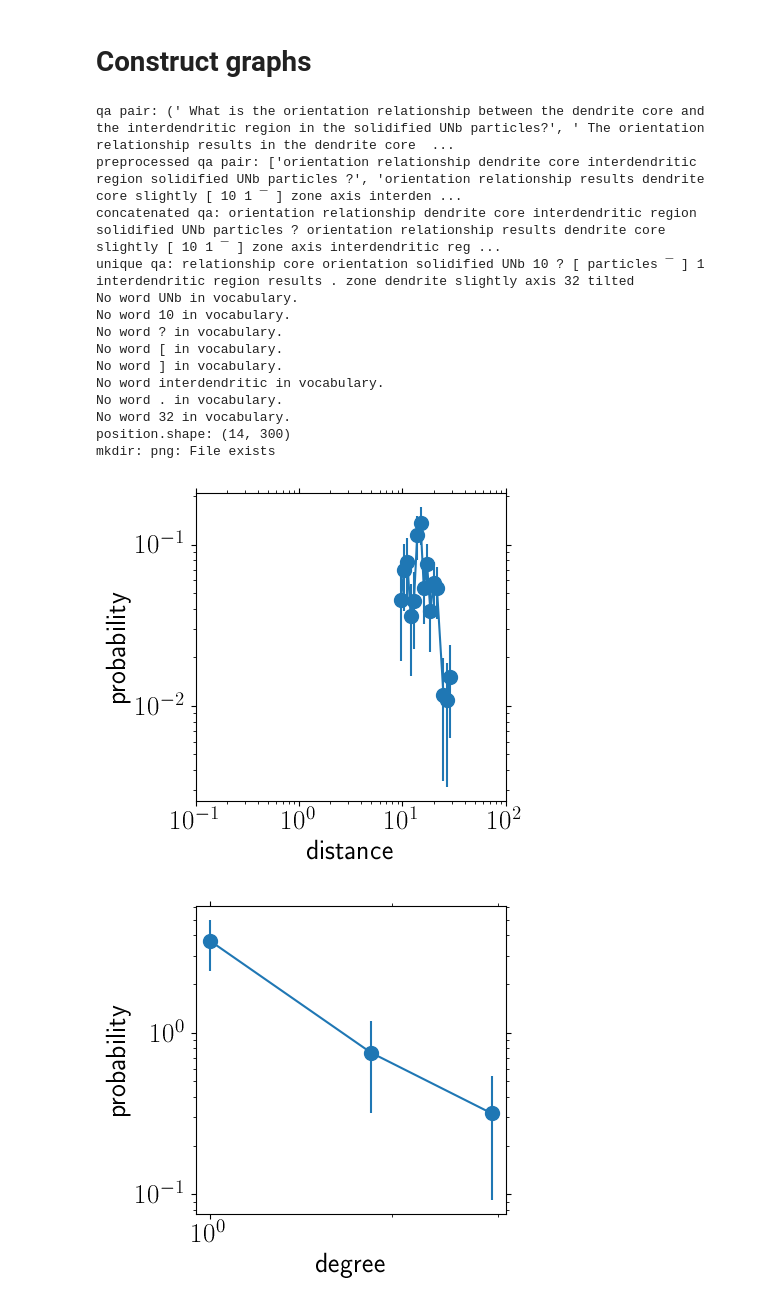
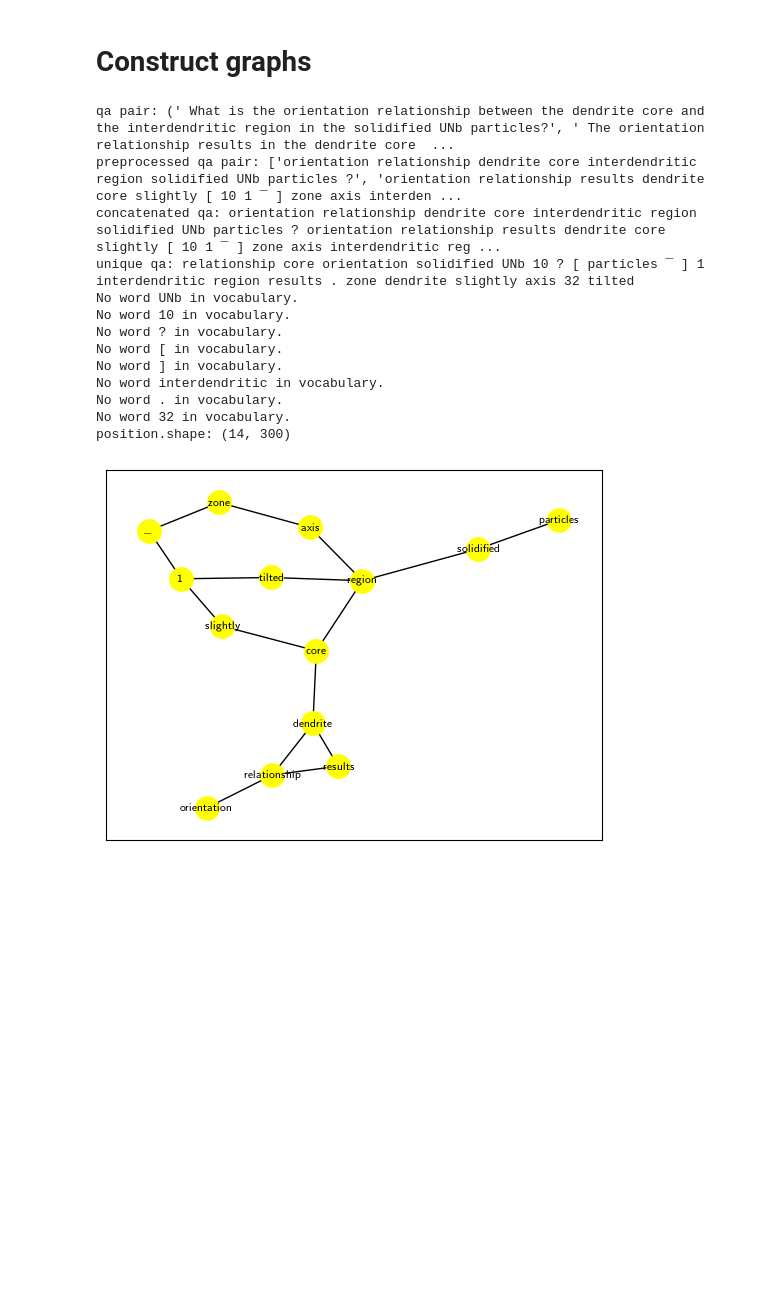
Before and after one commit to kkarimi62/word2vec, a Jupyter notebook: ipynb/load_data_and_encode_with_word2vec.ipynb, the cells around one changed output. Saved outputs shown, nothing was run; the diff lists cells and outputs as text; code cells hidden in the pictures; blank space fills up the shorter version.

```diff
--- a/ipynb/load_data_and_encode_with_word2vec.ipynb
+++ b/ipynb/load_data_and_encode_with_word2vec.ipynb
@@ -473,7 +473,7 @@ class GraphNetwork:
 #        words_unique = list(set(words))
 
 
-        #--- embed in feature space
+        #--- embedding in feature space
         position = np.c_[list(map(lambda x: self.Embedding(x),data_preprocessed.split()))]
         assert position.shape[1] == self.ndim, 'dimension of %s != %s'(data_preprocessed,self.ndim)
 
@@ -494,6 +494,12 @@ class GraphNetwork:
 
 #         self.nnode = self.position.shape[0]
         self.labels = np.array(data_preprocessed.split())[filtr]
+
+        #--- rm words that don't exist in vocabulary
+        for item, indx in zip(self.data_preprocessed,range(2)):
+            words = [word for word in item.split() if word in self.labels]
+            self.data_preprocessed[indx] = " ".join(words)
+
 
 
 
@@ -517,6 +523,11 @@ class GraphNetwork:
         assert len(self.graph.edges) == 0, 'decrease threshold!'
         list(map(lambda x:self.AddEdge(x.split()),self.data_preprocessed))
 
+        #--- rm dangling nodes
+        rm_nodes = list(map(lambda x:x[0] if x[1]==0 else None,nx.degree(self.graph)))
+        self.graph.remove_nodes_from(rm_nodes)
+
+
     def PlotGraph(self):
         '''
         plot grpahs
@@ -534,7 +545,7 @@ class GraphNetwork:
 
         #--- plot
         subax1 = plt.subplot(111)
-        nx.draw_networkx(self.graph,pos=dict(zip(self.graph.nodes,self.position[:,0:2])),
+        nx.draw_networkx(self.graph, #pos=dict(zip(self.graph.nodes,self.position[:,0:2])),
 #                   labels=dict(zip(range(self.nnode),self.labels)),
                 with_labels=True,
                  font_weight='bold',
@@ -674,36 +685,34 @@ def main():
 
     #--- setup your graph
     gn = GraphNetwork(wv,
                       300,
                          verbose=True,
                      )
     gn.ParseStringArrays(
          qa_tuples[:1],
 #      [(' What flavour ice cream do you prefer?','I like chocolate ice cream.')],
 #      [('what cream?','I chocolate.')],
     )
     gn.BuildGraph(thresh=1e-10)
-    gn.DistanceMatrix()
-    gn.PlotPairDistance(0.001)
-    gn.PlotDegree()
+#     gn.DistanceMatrix()
+#     gn.PlotPairDistance(0.001)
+#     gn.PlotDegree()
     gn.PlotGraph()
 
     return qa_tuples, gn
 qa_tuples, gn = main()
 # %% [output]
 qa pair: (' What is the orientation relationship between the dendrite core and the interdendritic region in the solidified UNb particles?', ' The orientation relationship results in the dendrite core  ...
 preprocessed qa pair: ['orientation relationship dendrite core interdendritic region solidified UNb particles ?', 'orientation relationship results dendrite core slightly [ 10 1 ¯ ] zone axis interden ...
 concatenated qa: orientation relationship dendrite core interdendritic region solidified UNb particles ? orientation relationship results dendrite core slightly [ 10 1 ¯ ] zone axis interdendritic reg ...
 unique qa: relationship core orientation solidified UNb 10 ? [ particles ¯ ] 1 interdendritic region results . zone dendrite slightly axis 32 tilted
 No word UNb in vocabulary.
 No word 10 in vocabulary.
 No word ? in vocabulary.
 No word [ in vocabulary.
 No word ] in vocabulary.
 No word interdendritic in vocabulary.
 No word . in vocabulary.
 No word 32 in vocabulary.
 position.shape: (14, 300)
-mkdir: png: File exists
-[figure, old version]
+[figure, new version]
-[figure, removed]
```
Also changed, not shown: parts of 11 cells of this notebook.
